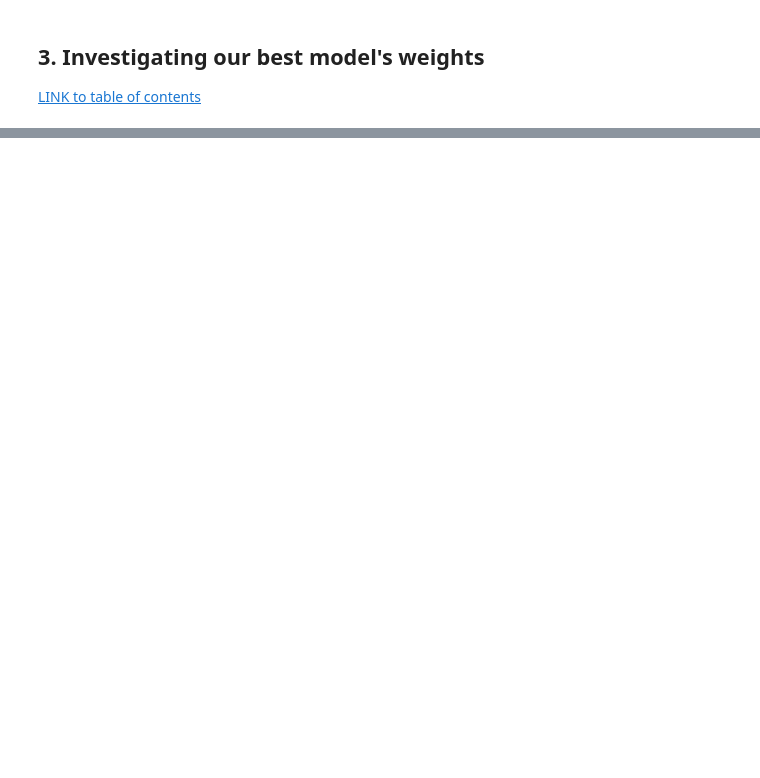
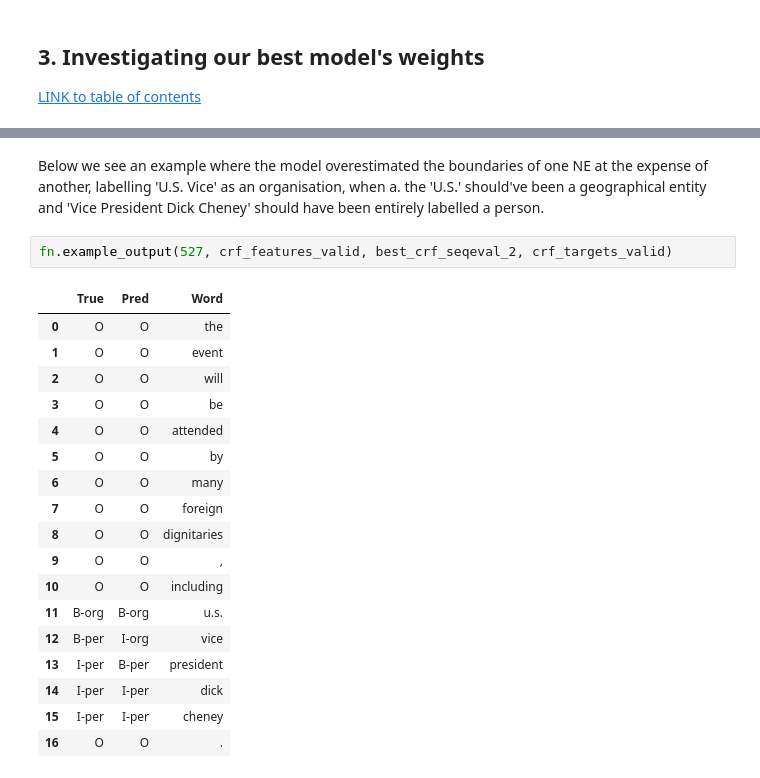
Before and after one commit to Ioana-P/Named_Entity_Recog_project, a Jupyter notebook: 2. Baseline_model_CRF.ipynb, the cells around one changed output, grey strips where cells are left out. Drawn from its saved outputs; the diff is of its cells as text; blank space fills up the shorter version.

```diff
--- a/2. Baseline_model_CRF.ipynb
+++ b/2. Baseline_model_CRF.ipynb
@@ -513,0 +635,23 @@ fig
+# %% [markdown]
+Below we see an example where the model overestimated the boundaries of one NE at the expense of another, labelling 'U.S. Vice' as an organisation, when a. the 'U.S.' should've been a geographical entity and 'Vice President Dick Cheney' should have been entirely labelled a person.
+# %%
+fn.example_output(527, crf_features_valid, best_crf_seqeval_2, crf_targets_valid)
+# %% [output]
+|  | True | Pred | Word |
+| 0 | O | O | the |
+| 1 | O | O | event |
+| 2 | O | O | will |
+| 3 | O | O | be |
+| 4 | O | O | attended |
+| 5 | O | O | by |
+| 6 | O | O | many |
+| 7 | O | O | foreign |
+| 8 | O | O | dignitaries |
+| 9 | O | O | , |
+| 10 | O | O | including |
+| 11 | B-org | B-org | u.s. |
+| 12 | B-per | I-org | vice |
+| 13 | I-per | B-per | president |
+| 14 | I-per | I-per | dick |
+| 15 | I-per | I-per | cheney |
+| 16 | O | O | . |
```
Also changed, not shown: parts of 39 cells of this notebook, 2 other files.
